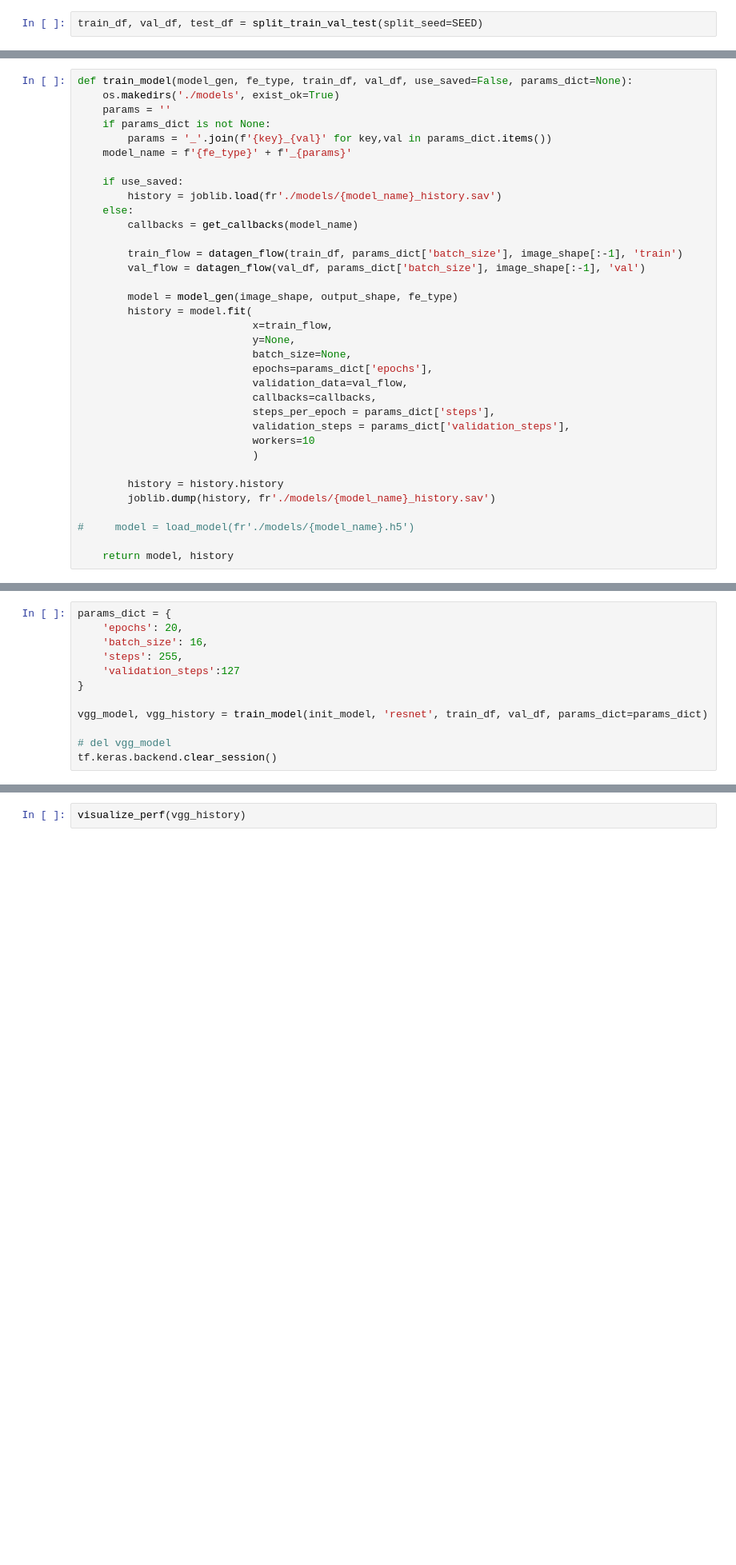
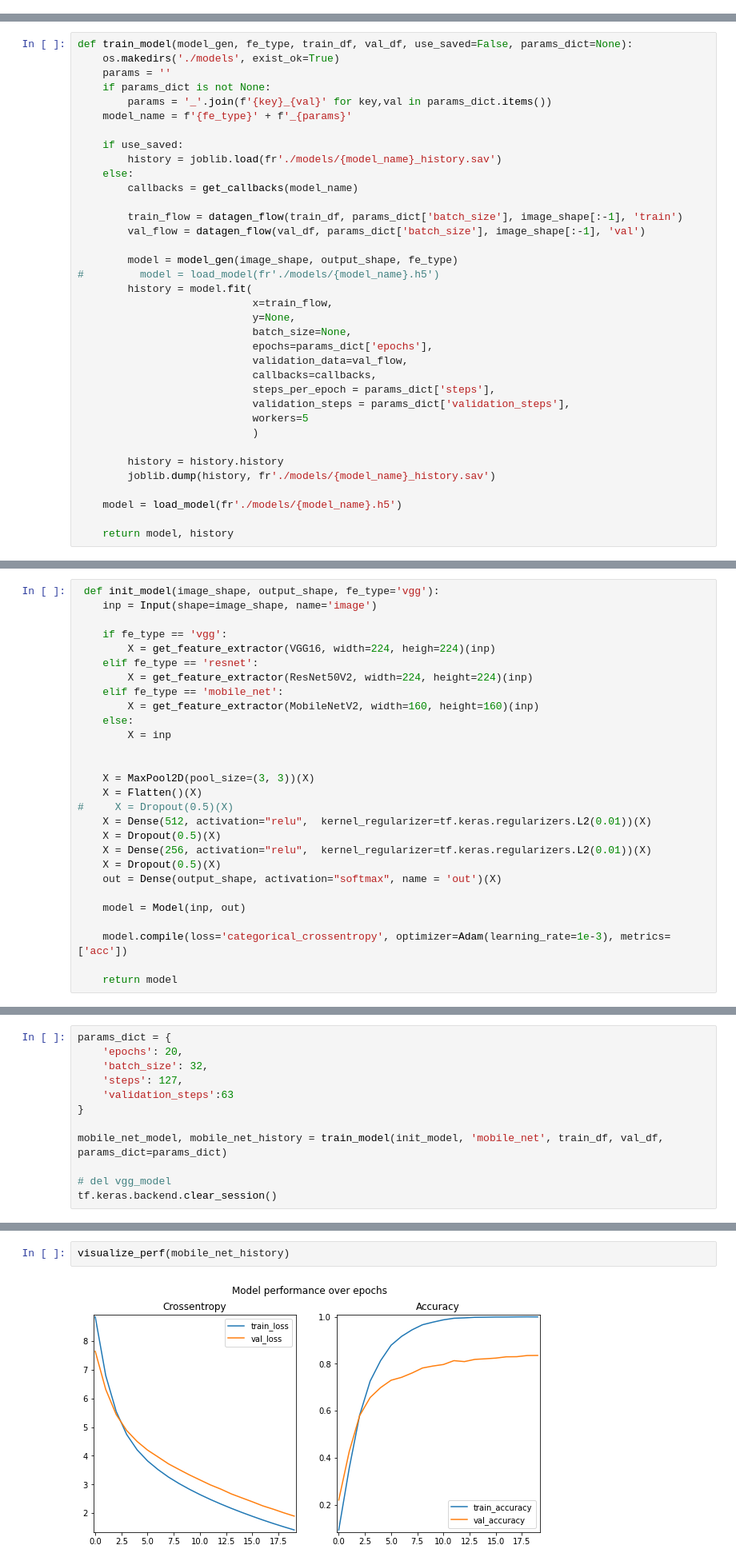
Before and after one commit to Naorko/flower-clf-transfer-tf, a Jupyter notebook: flower_classifier.ipynb, the cells around one changed output, grey strips where cells are left out. Shown: that part at 80% size. Drawn from its saved outputs; the diff is of its cells as text; blank space fills up the shorter version.

```diff
--- a/flower_classifier.ipynb
+++ b/flower_classifier.ipynb
@@ -85,5 +87,3 @@ def split_train_val_test(split_seed):
     test_df = convert2df(tst_paths, tst_labels)
 
     return train_df, val_df, test_df
-# %%
-train_df, val_df, test_df = split_train_val_test(split_seed=SEED)
@@ -225,6 +198,7 @@ def train_model(model_gen, fe_type, train_df, val_df, use_saved=False, params_di
         val_flow = datagen_flow(val_df, params_dict['batch_size'], image_shape[:-1], 'val')
 
         model = model_gen(image_shape, output_shape, fe_type)
+#         model = load_model(fr'./models/{model_name}.h5')
         history = model.fit(
                             x=train_flow,
                             y=None,
@@ -234,13 +208,13 @@ def train_model(model_gen, fe_type, train_df, val_df, use_saved=False, params_di
                             callbacks=callbacks,
                             steps_per_epoch = params_dict['steps'],
                             validation_steps = params_dict['validation_steps'],
-                            workers=10
+                            workers=5
                             )
 
         history = history.history
         joblib.dump(history, fr'./models/{model_name}_history.sav')
 
-#     model = load_model(fr'./models/{model_name}.h5')
+    model = load_model(fr'./models/{model_name}.h5')
 
     return model, history
 # %%
@@ -265,3 +239,31 @@ def visualize_perf(history):
     plt.show()
 # %% [markdown]
 ## Model Learning
+# %%
+ def init_model(image_shape, output_shape, fe_type='vgg'):
+    inp = Input(shape=image_shape, name='image')
+
+    if fe_type == 'vgg':
+        X = get_feature_extractor(VGG16, width=224, heigh=224)(inp)
+    elif fe_type == 'resnet':
+        X = get_feature_extractor(ResNet50V2, width=224, height=224)(inp)
+    elif fe_type == 'mobile_net':
+        X = get_feature_extractor(MobileNetV2, width=160, height=160)(inp)
+    else:
+        X = inp
+
+
+    X = MaxPool2D(pool_size=(3, 3))(X)
+    X = Flatten()(X)
+#     X = Dropout(0.5)(X)
+    X = Dense(512, activation="relu",  kernel_regularizer=tf.keras.regularizers.L2(0.01))(X)
+    X = Dropout(0.5)(X)
+    X = Dense(256, activation="relu",  kernel_regularizer=tf.keras.regularizers.L2(0.01))(X)
+    X = Dropout(0.5)(X)
+    out = Dense(output_shape, activation="softmax", name = 'out')(X)
+
+    model = Model(inp, out)
+
+    model.compile(loss='categorical_crossentropy', optimizer=Adam(learning_rate=1e-3), metrics=['acc'])
+
+    return model
@@ -268,12 +357,12 @@ def visualize_perf(history):
 # %%
 params_dict = {
     'epochs': 20,
-    'batch_size': 16,
-    'steps': 255,
-    'validation_steps':127
+    'batch_size': 32,
+    'steps': 127,
+    'validation_steps':63
 }
 
-vgg_model, vgg_history = train_model(init_model, 'resnet', train_df, val_df, params_dict=params_dict)
+mobile_net_model, mobile_net_history = train_model(init_model, 'mobile_net', train_df, val_df, params_dict=params_dict)
 
 # del vgg_model
 tf.keras.backend.clear_session()
@@ -298,2 +387,4 @@ Epoch 15/20
 # %%
-visualize_perf(vgg_history)
+visualize_perf(mobile_net_history)
+# %% [output]
+[figure, added]
```
Also changed, not shown: parts of 19 cells of this notebook.
